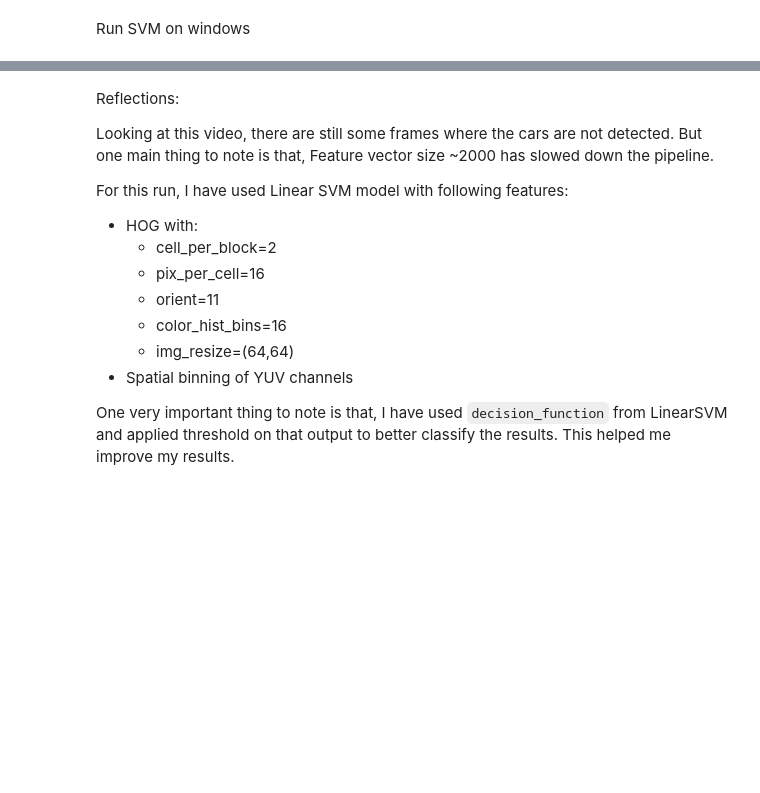
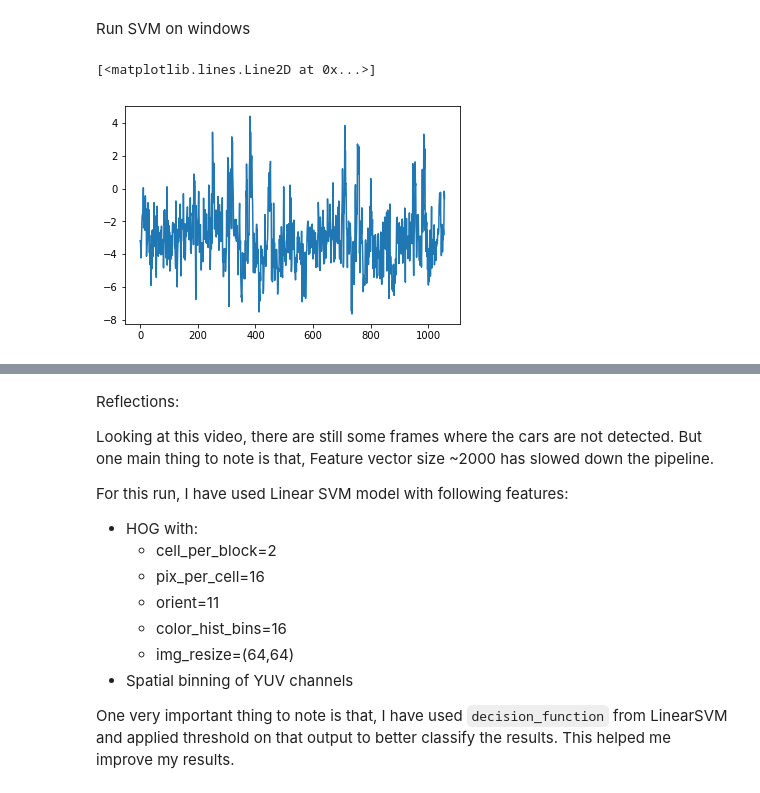
Before and after one commit to vinaykumarhs2020/CarND-Vehicle-Detection, a Jupyter notebook: coding/Submission_Notebook_Ver2.ipynb, the cells around one changed output, grey strips where cells are left out. Cells and saved outputs as stored; diff of their text form; code cells hidden in the pictures; blank space fills up the shorter version.

```diff
--- a/coding/Submission_Notebook_Ver2.ipynb
+++ b/coding/Submission_Notebook_Ver2.ipynb
@@ -102,6 +102,11 @@ for _win in windos_rects:
 n_feats=X_feat[0].shape[-1]
 X_feat=np.array(X_feat).reshape(-1,n_feats)
 probs=model.decision_function(X_feat)
+# %%
+plt.plot(np.arange(X_feat.shape[0]),probs)
+# %% [output]
+[<matplotlib.lines.Line2D at 0x...>]
+[figure, added]
 # %%
 preds=model.predict(X_feat)
 # %%
```
Also changed, not shown: parts of 9 cells of this notebook, 3 other files.
